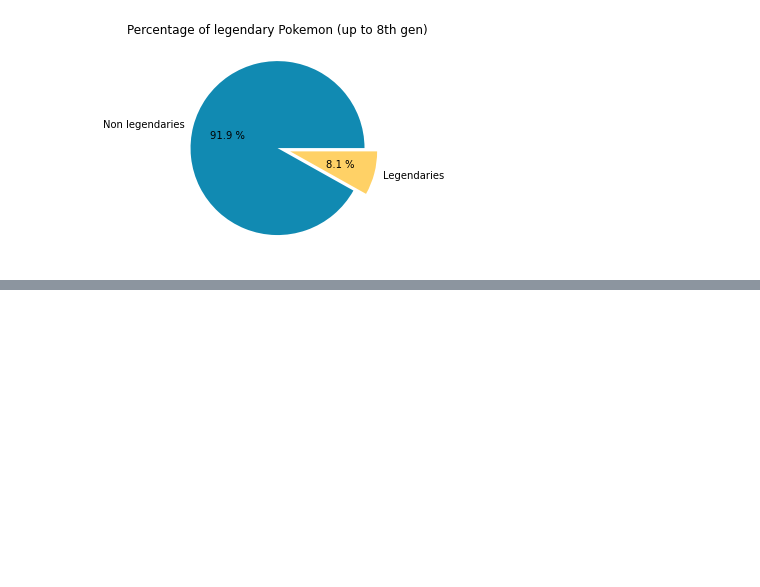
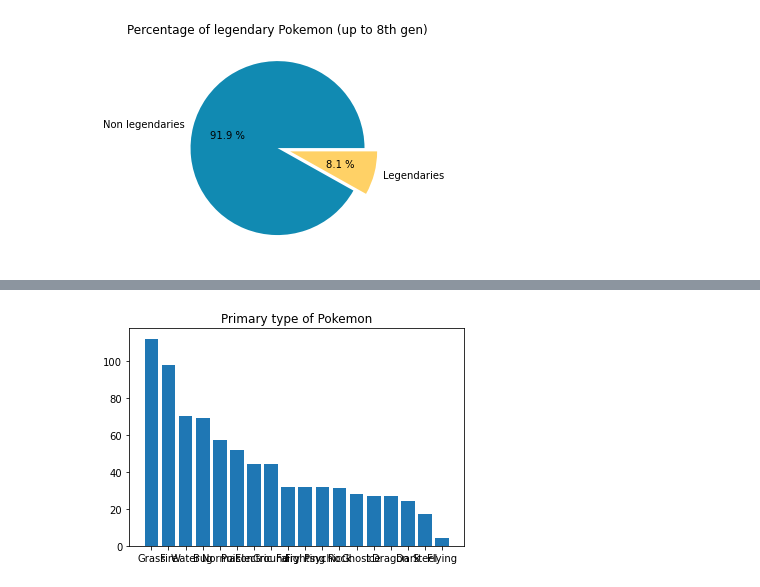
Before and after one commit to puentejose/bertelsmann-data-track, a Jupyter notebook: spreadsheets_4_data_visualization.ipynb, the cells around one changed output, grey strips where cells are left out. Drawn from its saved outputs; the diff is of its cells as text; code cells hidden in the pictures; blank space fills up the shorter version.

Commit message:
Add bar chart

```diff
--- a/spreadsheets_4_data_visualization.ipynb
+++ b/spreadsheets_4_data_visualization.ipynb
@@ -84,0 +80,16 @@ The 'box' portion show us the interquartile range or where 50% of the data is.
+# %%
+# We create the top-level container with fig while subplots creates the chart
+fig, ax = plt.subplots()
+
+# We select and filter our data (watch for compatible data types here)
+types = df['Type 1'].unique()
+counts = primarytype = df['Type 1'].value_counts(sort=True)
+
+# We select our chart type and give it our data
+ax.bar(types, counts, align='center')
+ax.set_title('Primary type of Pokemon')
+
+# We 'call' our chart
+plt.show()
+# %% [output]
+[figure, added]
```
Also changed, not shown: parts of 6 cells of this notebook.
